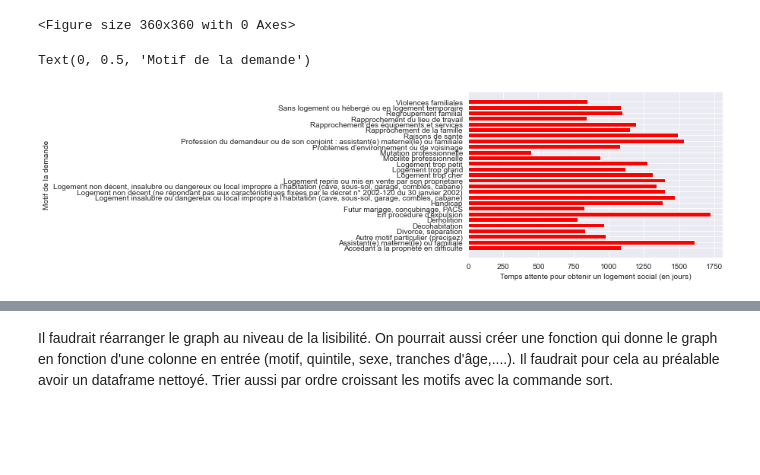
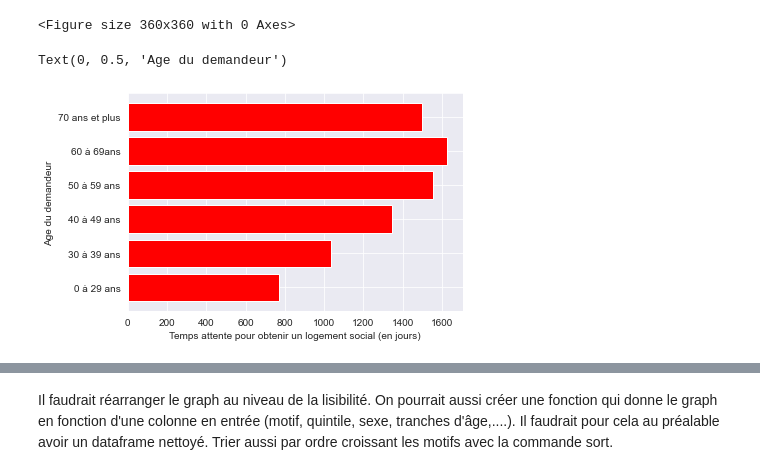
Before and after one commit to cmllbll/Social-Housing-in-France, a Jupyter notebook: Temps d'attente.ipynb, the cells around one changed output, grey strips where cells are left out. Drawn from its saved outputs; the diff is of its cells as text; code cells hidden in the pictures; blank space fills up the shorter version.

Commit message:
Temps d'attente-age demandeur

```diff
--- a/Temps d'attente.ipynb
+++ b/Temps d'attente.ipynb
@@ -488,6 +488,6 @@ Text(0, 0.5, "Temps d'attente moyen pour obtenir un logement social (en jours)")
 # %%
-attente2=bdd[[ "motif n°1 de la demande", "Temps attente"]]
-dfplot2 = attente2.groupby('motif n°1 de la demande').mean()
+attente2=bdd[[ "Age", "Temps attente"]]
+dfplot2 = attente2.groupby('Age').mean()
 dfplot2['Temps attente'] = dfplot2['Temps attente'].values.astype(np.int64)
 dfplot2['Temps attente']=(dfplot2['Temps attente']//(86400000000000))
 # %%
@@ -496,12 +496,12 @@ fig = plt.figure(1, figsize=(5, 5))
 # %% [output]
 <Figure size 360x360 with 0 Axes>
 # %%
-plt.barh(dfplot2["motif n°1 de la demande"], dfplot2['Temps attente'], color="red")
+plt.barh(dfplot2["Age"], dfplot2['Temps attente'], color="red")
 plt.xlabel("Temps attente pour obtenir un logement social (en jours)")
-plt.ylabel('Motif de la demande')
+plt.ylabel('Age du demandeur')
 # %% [output]
-Text(0, 0.5, 'Motif de la demande')
+Text(0, 0.5, 'Age du demandeur')
-[figure, old version]
+[figure, new version]
 # %%
 dfplot2
 # %% [output]
```
Also changed, not shown: parts of 4 cells of this notebook.
